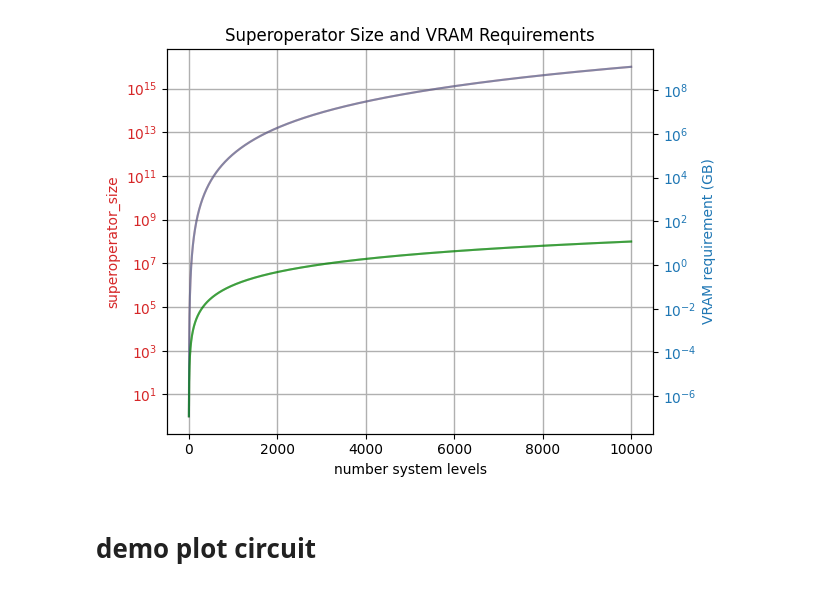
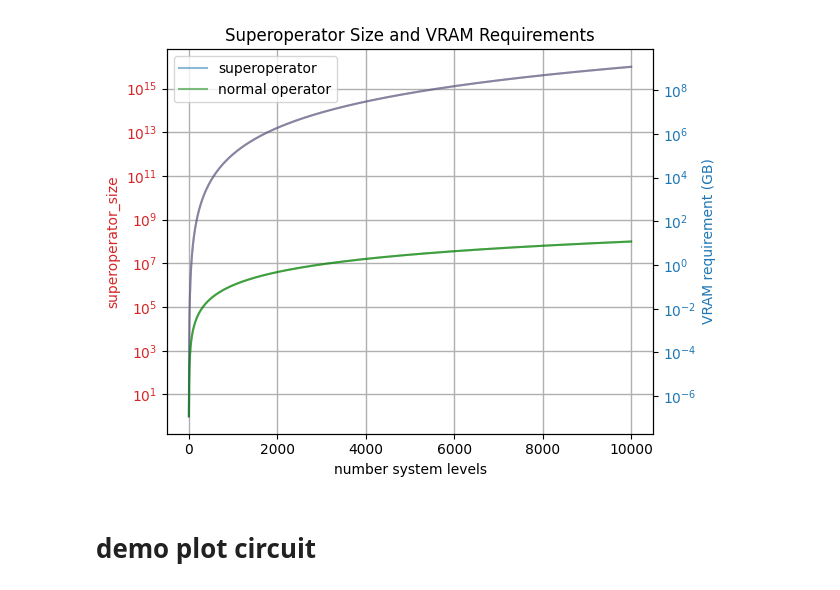
Before and after one commit to JiakaiW/fluxonium_leakage_detection, a Jupyter notebook: integer flux point fluxonium/step_0_properties.ipynb, the cells around one changed output. Drawn from its saved outputs; the diff is of its cells as text; code cells hidden in the pictures.

```diff
--- a/integer flux point fluxonium/step_0_properties.ipynb
+++ b/integer flux point fluxonium/step_0_properties.ipynb
@@ -17,35 +17,35 @@ fig, ax1 = plt.subplots()
 color = 'tab:red'
 ax1.set_xlabel('number system levels')
 ax1.set_ylabel('superoperator_size', color=color)
 ax1.plot(system_size, superoperator_size, label='superoperator', color=color,alpha = 0.5)
 ax1.plot(system_size, super_vector_dim, label='normal operator', color='green',alpha = 0.5)
 ax1.tick_params(axis='y', labelcolor=color)
 ax1.set_yscale('log')
 
 ax2 = ax1.twinx()
 color = 'tab:blue'
 ax2.set_ylabel('VRAM requirement (GB)', color=color)
 ax2.plot(system_size, superoperator_memory_req, label='superoperator', color=color,alpha = 0.5)
 ax2.plot(system_size, operator_memory_req, label='normal operator', color='green',alpha = 0.5)
 ax2.tick_params(axis='y', labelcolor=color)
 ax2.set_yscale('log')
 
 
 
-
+plt.legend()
 
 plt.title("Superoperator Size and VRAM Requirements")
 fig.tight_layout()  # adjust subplot parameters to give specified padding
 ax1.grid(which='both', axis='both', linestyle='-', linewidth=1)
 plt.show()
 
 
 
 #########
 # my computer can handle at most 52 levels
 ########
 # %% [output]
-[figure, old version]
+[figure, new version]
 # %%
 import scqubits
 import numpy as np
```
Also changed, not shown: 9 other files.
